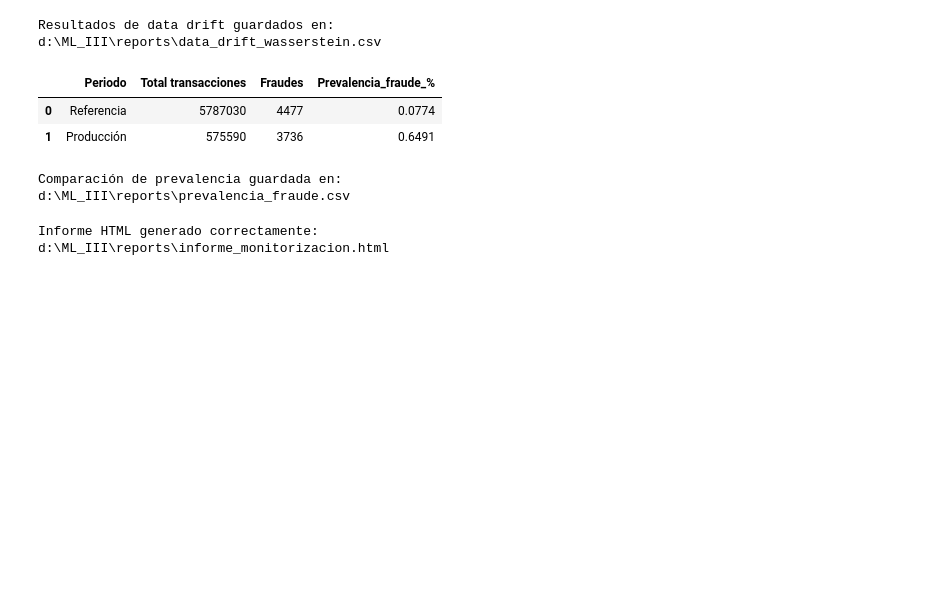
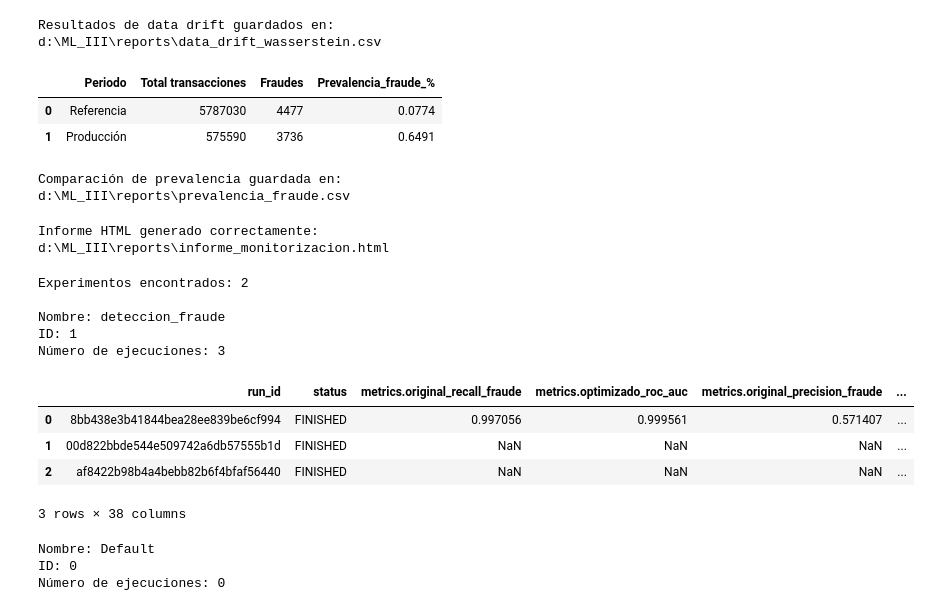
Before and after one commit to DilanSA/fraud-detection-mlops, a Jupyter notebook: notebooks/04_monitorizacion.ipynb, the cells around one changed output. Drawn from its saved outputs; the diff is of its cells as text; code cells hidden in the pictures; blank space fills up the shorter version.

```diff
--- a/notebooks/04_monitorizacion.ipynb
+++ b/notebooks/04_monitorizacion.ipynb
@@ -537,3 +537,55 @@ print(ruta_html)
 # %% [output]
 Informe HTML generado correctamente:
 d:\ML_III\reports\informe_monitorizacion.html
+# %%
+from pathlib import Path
+import mlflow
+
+RUTA_PROYECTO = Path.cwd().parent
+RUTA_MLFLOW = RUTA_PROYECTO / "mlflow.db"
+
+mlflow.set_tracking_uri(
+    f"sqlite:///{RUTA_MLFLOW.as_posix()}"
+)
+
+experimentos = mlflow.search_experiments()
+
+print("Experimentos encontrados:", len(experimentos))
+
+for experimento in experimentos:
+    print(
+        f"\nNombre: {experimento.name}",
+        f"\nID: {experimento.experiment_id}"
+    )
+
+    ejecuciones = mlflow.search_runs(
+        experiment_ids=[experimento.experiment_id]
+    )
+
+    print("Número de ejecuciones:", len(ejecuciones))
+
+    if not ejecuciones.empty:
+        columnas = [
+            c for c in ejecuciones.columns
+            if c.startswith(("metrics.", "params."))
+        ]
+
+        display(
+            ejecuciones[
+                ["run_id", "status"] + columnas
+            ].head(10)
+        )
+# %% [output]
+Experimentos encontrados: 2
+
+Nombre: deteccion_fraude
+ID: 1
+Número de ejecuciones: 3
+|  | run_id | status | metrics.original_recall_fraude | metrics.optimizado_roc_auc | metrics.original_precision_fraude | ... |
+| 0 | 8bb438e3b41844bea28ee839be6cf994 | FINISHED | 0.997056 | 0.999561 | 0.571407 | ... |
+| 1 | 00d822bbde544e509742a6db57555b1d | FINISHED | NaN | NaN | NaN | ... |
+| 2 | af8422b98b4a4bebb82b6f4bfaf56440 | FINISHED | NaN | NaN | NaN | ... |
+3 rows × 38 columns
+Nombre: Default
+ID: 0
+Número de ejecuciones: 0
```
Also changed, not shown: parts of 8 cells of this notebook.
